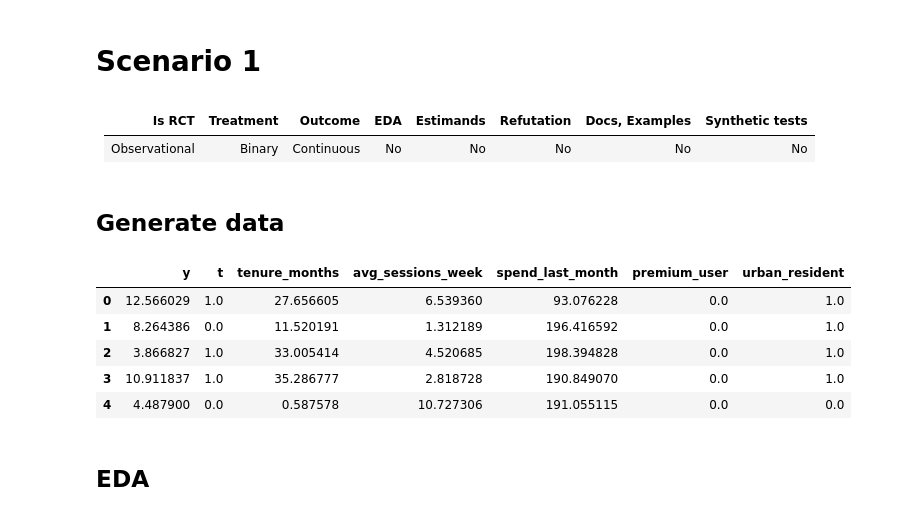
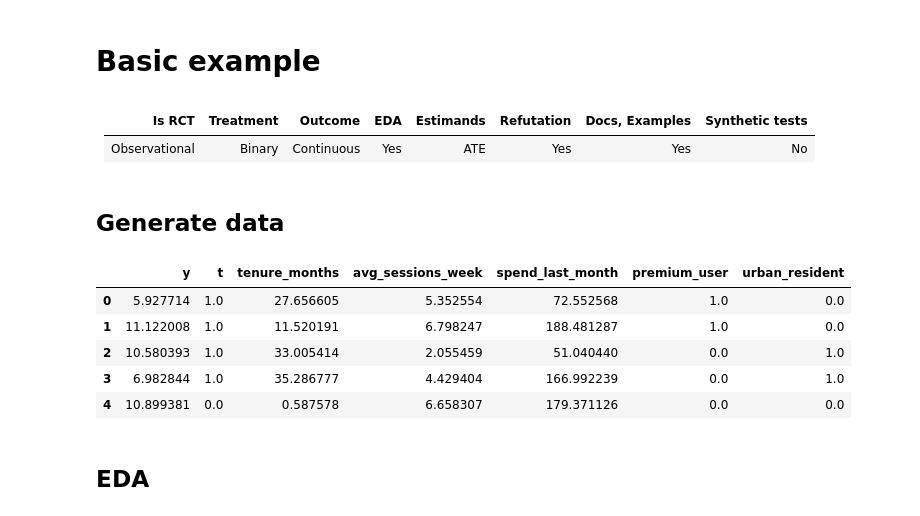
Before and after one commit to IoannMartynov/CausalKit, a Jupyter notebook: docs/examples/scenario_1.ipynb, the cells around one changed output. Saved outputs shown, nothing was run; the diff lists cells and outputs as text; code cells hidden in the pictures.

```diff
--- a/docs/examples/scenario_1.ipynb
+++ b/docs/examples/scenario_1.ipynb
@@ -1,9 +1,9 @@
 # %% [markdown]
-# Scenario 1
+# Basic example
 # %% [markdown]
 | Is RCT        | Treatment | Outcome    | EDA | Estimands | Refutation | Docs, Examples | Synthetic tests |
 |---------------|-----------|------------|-----|-----------|------------|----------------|-----------------|
-| Observational | Binary    | Continuous | No  | No        | No         | No             | No              |
+| Observational | Binary    | Continuous | Yes | ATE       | Yes        | Yes            | No              |
 # %% [markdown]
 ## Generate data
 # %%
@@ -46,40 +46,40 @@ beta_t = np.array([
     0.75,  # premium_user
     0.30,  # urban_resident: more likely to get the feature
 ], dtype=float)
 
 gen = CausalDatasetGenerator(
     theta=theta,
     outcome_type="continuous",
     sigma_y=sigma_y,
     target_t_rate=target_t_rate,
     seed=42,
     confounder_specs=confounder_specs,
     beta_y=beta_y,
     beta_t=beta_t,
 )
 
 
 # Create dataset
 causal_data = gen.to_causal_data(
-    n=50000,
-    cofounders = [
+    n=10000,
+    confounders = [
     "tenure_months",
     "avg_sessions_week",
     "spend_last_month",
     "premium_user",
     "urban_resident",
 ]
 )
 
 # Show first few rows
 causal_data.df.head()
 # %% [output]
 |  | y | t | tenure_months | avg_sessions_week | spend_last_month | premium_user | urban_resident |
-| 0 | 12.566029 | 1.0 | 27.656605 | 6.539360 | 93.076228 | 0.0 | 1.0 |
-| 1 | 8.264386 | 0.0 | 11.520191 | 1.312189 | 196.416592 | 0.0 | 1.0 |
-| 2 | 3.866827 | 1.0 | 33.005414 | 4.520685 | 198.394828 | 0.0 | 1.0 |
-| 3 | 10.911837 | 1.0 | 35.286777 | 2.818728 | 190.849070 | 0.0 | 1.0 |
-| 4 | 4.487900 | 0.0 | 0.587578 | 10.727306 | 191.055115 | 0.0 | 0.0 |
+| 0 | 5.927714 | 1.0 | 27.656605 | 5.352554 | 72.552568 | 1.0 | 0.0 |
+| 1 | 11.122008 | 1.0 | 11.520191 | 6.798247 | 188.481287 | 1.0 | 0.0 |
+| 2 | 10.580393 | 1.0 | 33.005414 | 2.055459 | 51.040440 | 0.0 | 1.0 |
+| 3 | 6.982844 | 1.0 | 35.286777 | 4.429404 | 166.992239 | 0.0 | 1.0 |
+| 4 | 10.899381 | 0.0 | 0.587578 | 6.658307 | 179.371126 | 0.0 | 0.0 |
 # %% [markdown]
 ## EDA
 # %%
```
Also changed, not shown: parts of 31 cells of this notebook, 9 other files.
